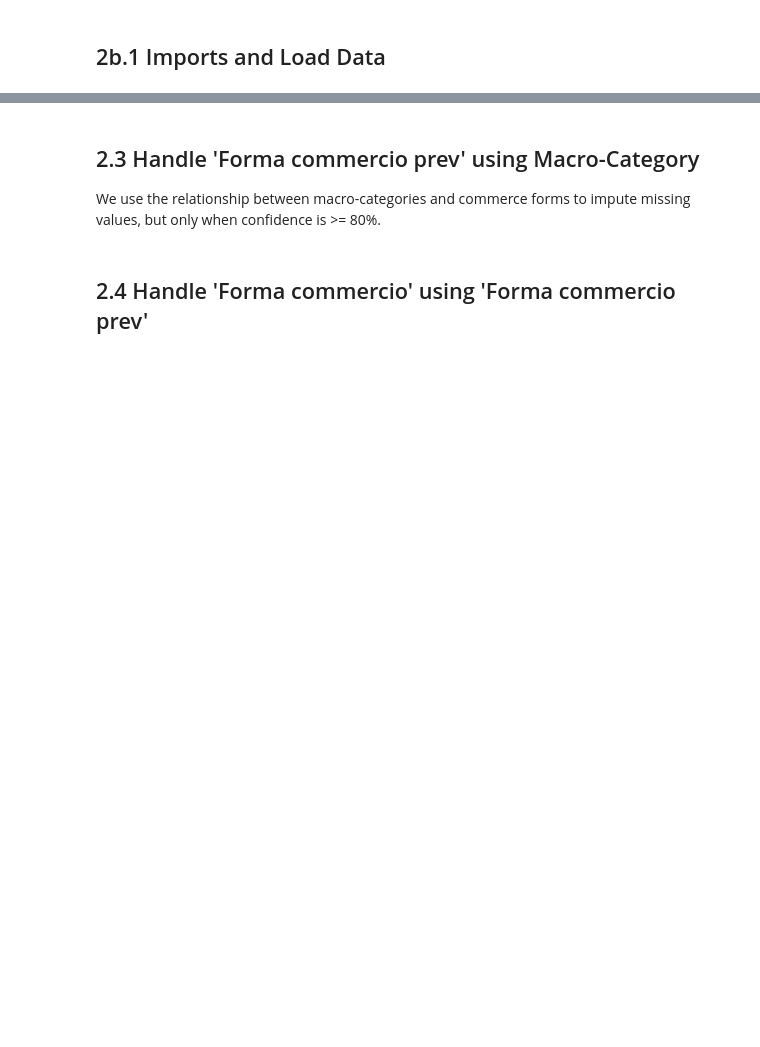
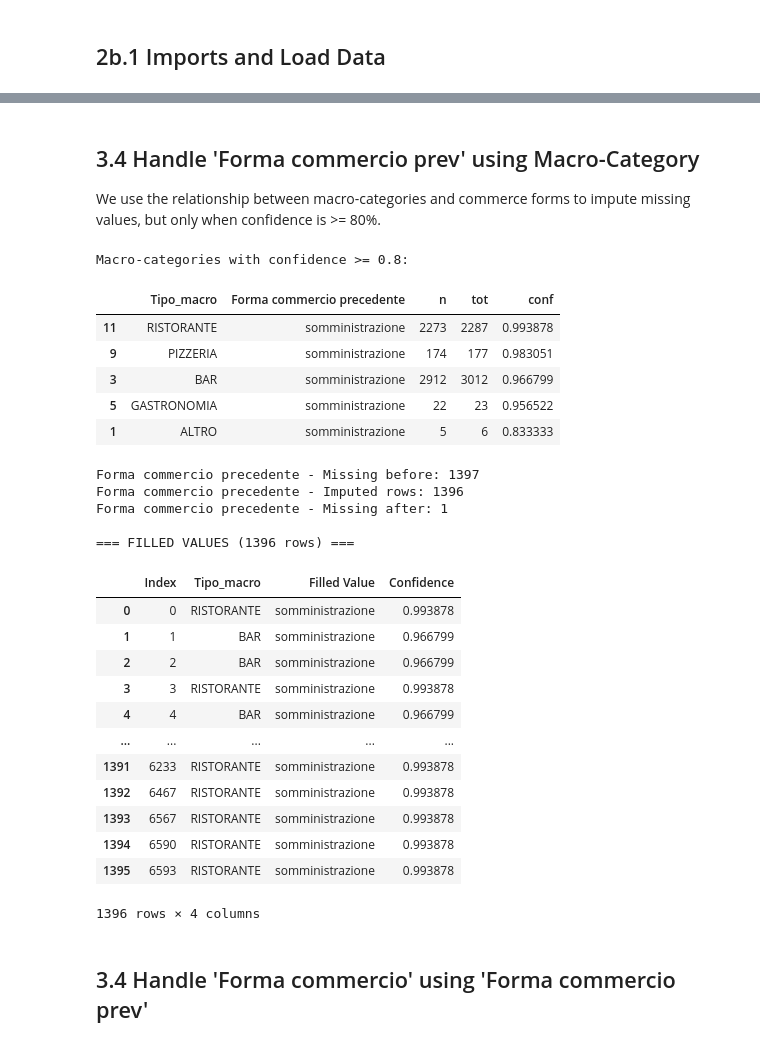
Before and after one commit to ericpiotti/Data_and_Information_Quality, a Jupyter notebook: notebooks/2b_Error_Detection_Correction.ipynb, the cells around one changed output, grey strips where cells are left out. Cells and saved outputs as stored; diff of their text form; code cells hidden in the pictures; blank space fills up the shorter version.

```diff
--- a/notebooks/2b_Error_Detection_Correction.ipynb
+++ b/notebooks/2b_Error_Detection_Correction.ipynb
@@ -31,0 +134,10 @@ MILANO.head()
+# %%
+# Validate repairs
+ADDR['ubi_desc2'] = ADDR['Indirizzo_clean'].str.extract(REGEX_DESC, expand=False, flags=re.IGNORECASE)
+ADDR['Descrizione_match_after'] = ADDR['ubi_desc2'] == ADDR['Nome via']
+
+before = (~ADDR['Descrizione_match']).sum()
+after = (~ADDR['Descrizione_match_after']).sum()
+
+print(f"Descrizione mismatches BEFORE: {before}")
+print(f"Descrizione mismatches AFTER: {after}")
@@ -31,0 +147,4 @@ MILANO.head()
+# %%
+# Apply clean Indirizzo back to main dataframe
+MILANO['Indirizzo'] = ADDR['Indirizzo_clean']
+print("Applied cleaned Indirizzo to main dataframe")
@@ -92,9 +325,9 @@ if sup_col in MILANO.columns:
 # %% [markdown]
-## 2.3 Handle 'Forma commercio prev' using Macro-Category
+## 3.4 Handle 'Forma commercio prev' using Macro-Category
 
 We use the relationship between macro-categories and commerce forms to impute missing values, but only when confidence is >= 80%.
 # %%
-prev_col = 'Forma commercio prev'
+prev_col = 'Forma commercio precedente'
 macro_col = 'Tipo_macro' if 'Tipo_macro' in MILANO.columns else None
 soglia = 0.80
 
@@ -120,34 +353,77 @@ if prev_col in MILANO.columns and macro_col:
     best = (
         counts.sort_values(['conf', 'n'], ascending=False)
               .drop_duplicates(subset=[macro_col])
               [[macro_col, prev_col, 'n', 'tot', 'conf']]
               .sort_values('conf', ascending=False)
     )
 
     print(f"Macro-categories with confidence >= {soglia}:")
     display(best[best['conf'] >= soglia])
 
     # Imputation
     mode_map = dict(zip(best[macro_col], best[prev_col]))
     conf_map = dict(zip(best[macro_col], best['conf']))
 
     prev_na_before = MILANO[prev_col].isna().sum()
 
     MILANO['_prev_mode'] = MILANO[macro_col].map(mode_map)
     MILANO['_prev_conf'] = MILANO[macro_col].map(conf_map)
 
     mask_fill = MILANO[prev_col].isna() & (MILANO['_prev_conf'] >= soglia)
+
+    # Track filled values before applying
+    filled_records = []
+    for idx in MILANO[mask_fill].index:
+        filled_records.append({
+            'Index': idx,
+            'Tipo_macro': MILANO.loc[idx, macro_col],
+            'Filled Value': MILANO.loc[idx, '_prev_mode'],
+            'Confidence': MILANO.loc[idx, '_prev_conf']
+        })
+
     MILANO.loc[mask_fill, prev_col] = MILANO.loc[mask_fill, '_prev_mode']
 
     prev_na_after = MILANO[prev_col].isna().sum()
 
     # Cleanup
     MILANO = MILANO.drop(columns=['_prev_mode', '_prev_conf'])
 
     print(f"\n{prev_col} - Missing before: {prev_na_before}")
     print(f"{prev_col} - Imputed rows: {mask_fill.sum()}")
     print(f"{prev_col} - Missing after: {prev_na_after}")
+
+    # Display filled values
+    if filled_records:
+        filled_df = pd.DataFrame(filled_records)
+        print(f"\n=== FILLED VALUES ({len(filled_df)} rows) ===")
+        display(filled_df)
+# %% [output]
+Macro-categories with confidence >= 0.8:
+|  | Tipo_macro | Forma commercio precedente | n | tot | conf |
+| 11 | RISTORANTE | somministrazione | 2273 | 2287 | 0.993878 |
+| 9 | PIZZERIA | somministrazione | 174 | 177 | 0.983051 |
+| 3 | BAR | somministrazione | 2912 | 3012 | 0.966799 |
+| 5 | GASTRONOMIA | somministrazione | 22 | 23 | 0.956522 |
+| 1 | ALTRO | somministrazione | 5 | 6 | 0.833333 |
+Forma commercio precedente - Missing before: 1397
+Forma commercio precedente - Imputed rows: 1396
+Forma commercio precedente - Missing after: 1
+
+=== FILLED VALUES (1396 rows) ===
+|  | Index | Tipo_macro | Filled Value | Confidence |
+| 0 | 0 | RISTORANTE | somministrazione | 0.993878 |
+| 1 | 1 | BAR | somministrazione | 0.966799 |
+| 2 | 2 | BAR | somministrazione | 0.966799 |
+| 3 | 3 | RISTORANTE | somministrazione | 0.993878 |
+| 4 | 4 | BAR | somministrazione | 0.966799 |
+| ... | ... | ... | ... | ... |
+| 1391 | 6233 | RISTORANTE | somministrazione | 0.993878 |
+| 1392 | 6467 | RISTORANTE | somministrazione | 0.993878 |
+| 1393 | 6567 | RISTORANTE | somministrazione | 0.993878 |
+| 1394 | 6590 | RISTORANTE | somministrazione | 0.993878 |
+| 1395 | 6593 | RISTORANTE | somministrazione | 0.993878 |
+1396 rows × 4 columns
 # %% [markdown]
-## 2.4 Handle 'Forma commercio' using 'Forma commercio prev'
+## 3.4 Handle 'Forma commercio' using 'Forma commercio prev'
 # %%
 new_col = 'Forma commercio'
```
Also changed, not shown: parts of 50 cells of this notebook, 12 other files.
